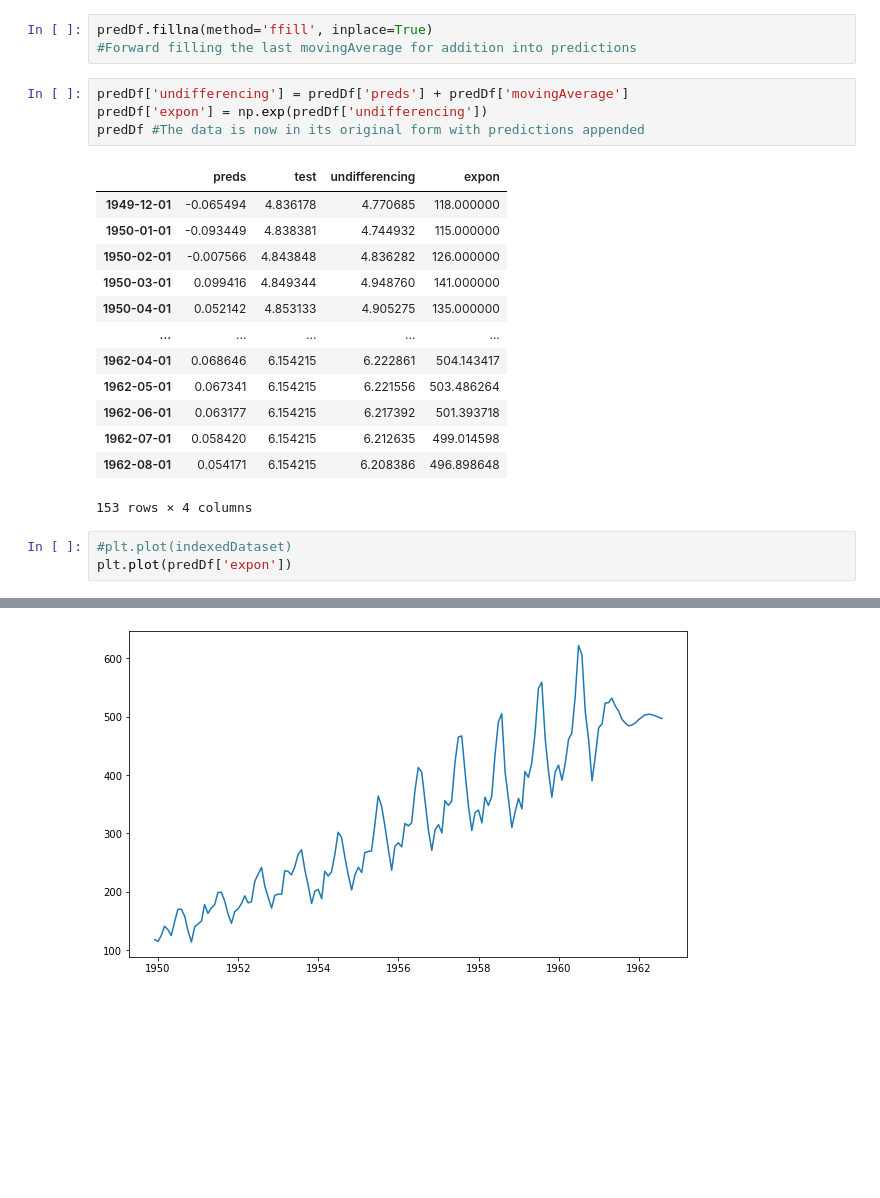
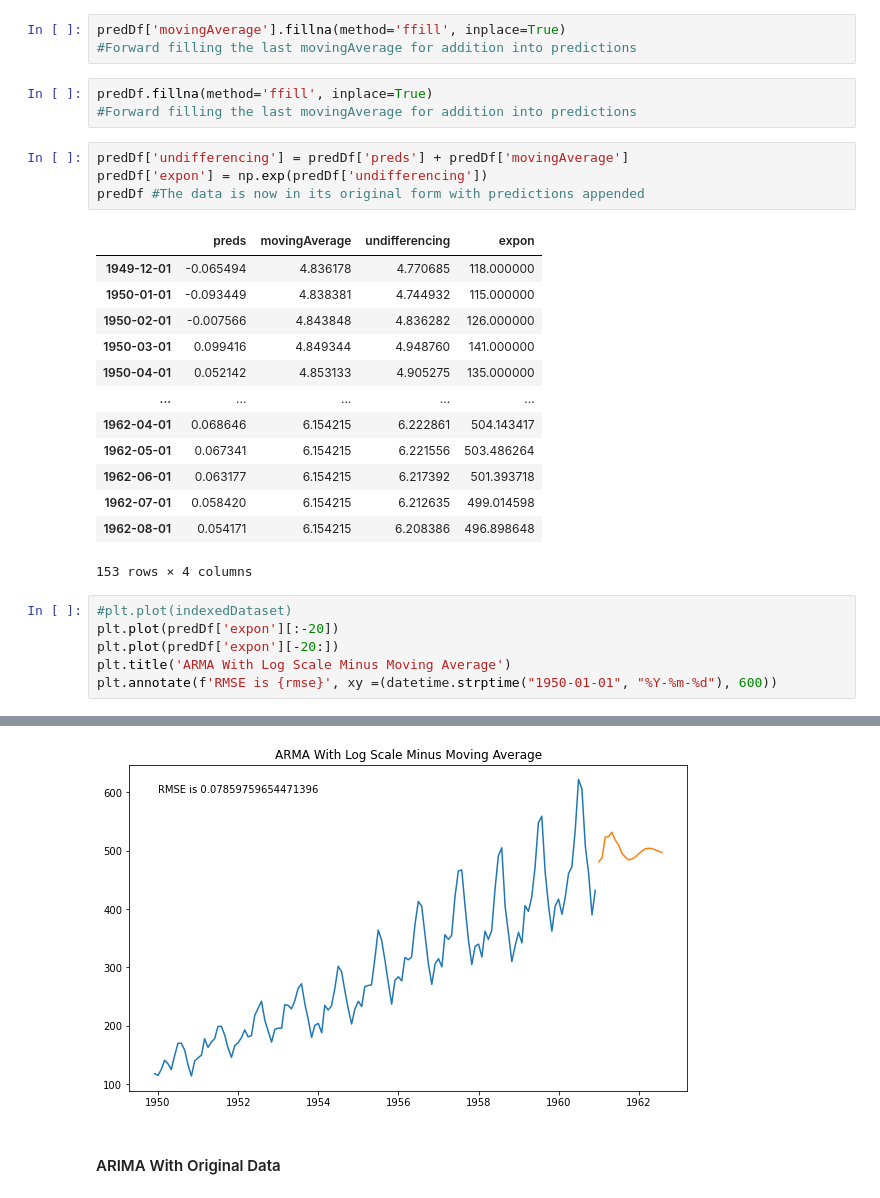
Before and after one commit to dray89/AirlinePassengers, a Jupyter notebook: AirlinePassengers.ipynb, the cells around one changed output, grey strips where cells are left out. Saved outputs shown, nothing was run; the diff lists cells and outputs as text; blank space fills up the shorter version.

Commit message:
Added SARIMA Improved Graphs

```diff
--- a/AirlinePassengers.ipynb
+++ b/AirlinePassengers.ipynb
@@ -733,6 +739,9 @@ predictionsLog = predictionsLog.add(preds, fill_value = 0)
 predDf = pd.DataFrame(predictionsLog, columns = ['preds'])
 # %%
 predDf['movingAverage'] = movingAverage
+# %%
+predDf['movingAverage'].fillna(method='ffill', inplace=True)
+#Forward filling the last movingAverage for addition into predictions
 # %%
 predDf.fillna(method='ffill', inplace=True)
 #Forward filling the last movingAverage for addition into predictions
@@ -741,7 +750,7 @@ predDf['undifferencing'] = predDf['preds'] + predDf['movingAverage']
 predDf['expon'] = np.exp(predDf['undifferencing'])
 predDf #The data is now in its original form with predictions appended
 # %% [output]
-|  | preds | test | undifferencing | expon |
+|  | preds | movingAverage | undifferencing | expon |
 | 1949-12-01 | -0.065494 | 4.836178 | 4.770685 | 118.000000 |
 | 1950-01-01 | -0.093449 | 4.838381 | 4.744932 | 115.000000 |
 | 1950-02-01 | -0.007566 | 4.843848 | 4.836282 | 126.000000 |
@@ -756,5 +765,8 @@ predDf #The data is now in its original form with predictions appended
 153 rows × 4 columns
 # %%
 #plt.plot(indexedDataset)
-plt.plot(predDf['expon'])
+plt.plot(predDf['expon'][:-20])
+plt.plot(predDf['expon'][-20:])
+plt.title('ARMA With Log Scale Minus Moving Average')
+plt.annotate(f'RMSE is {rmse}', xy =(datetime.strptime("1950-01-01", "%Y-%m-%d"), 600))
 # %% [output]
@@ -762 +774,3 @@ plt.plot(predDf['expon'])
-[figure, old version]
+[figure, new version]
+# %% [markdown]
+#### ARIMA With Original Data
```
Also changed, not shown: parts of 28 cells of this notebook.
